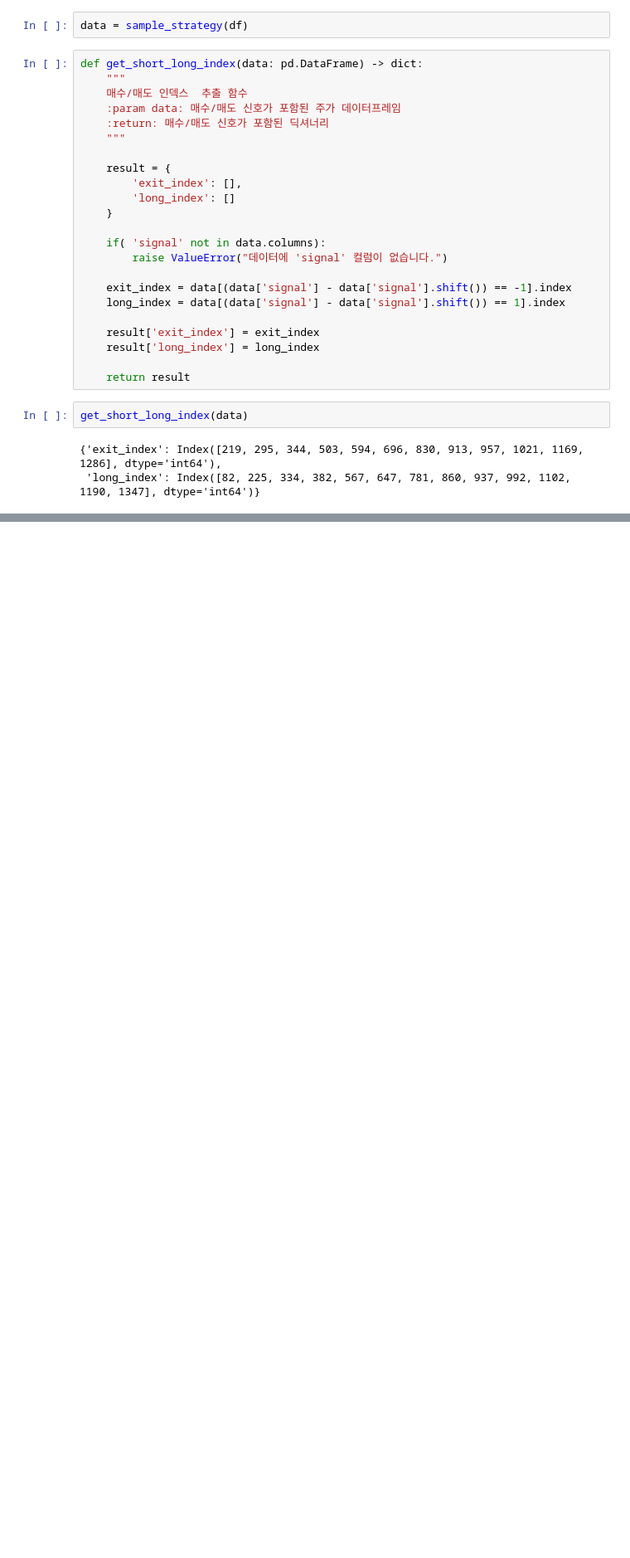
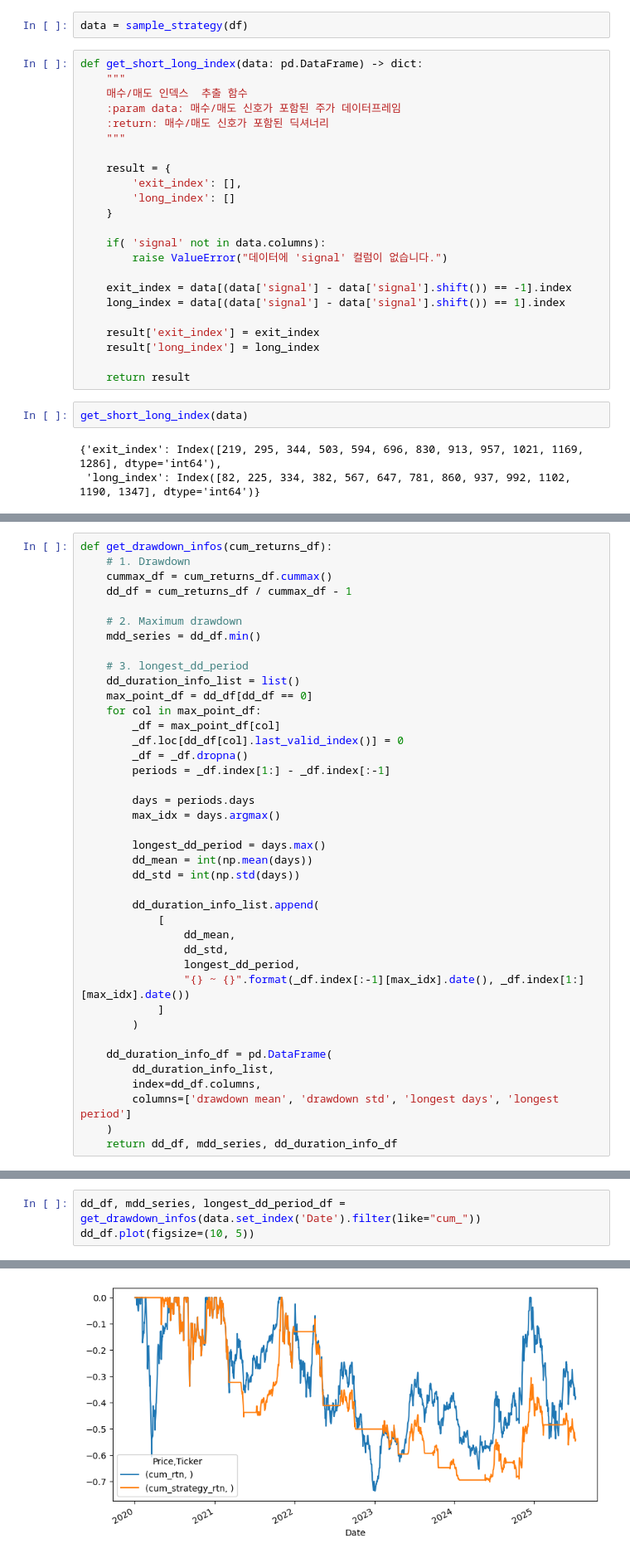
Before and after one commit to javiow/ugel, a Jupyter notebook: notebook/test.ipynb, the cells around one changed output, grey strips where cells are left out. Shown at 83% size. Cells and saved outputs as stored; diff of their text form; blank space fills up the shorter version.

```diff
--- a/notebook/test.ipynb
+++ b/notebook/test.ipynb
@@ -712,0 +1037,40 @@ get_short_long_index(data)
+# %%
+def get_drawdown_infos(cum_returns_df):
+    # 1. Drawdown
+    cummax_df = cum_returns_df.cummax()
+    dd_df = cum_returns_df / cummax_df - 1
+
+    # 2. Maximum drawdown
+    mdd_series = dd_df.min()
+
+    # 3. longest_dd_period
+    dd_duration_info_list = list()
+    max_point_df = dd_df[dd_df == 0]
+    for col in max_point_df:
+        _df = max_point_df[col]
+        _df.loc[dd_df[col].last_valid_index()] = 0
+        _df = _df.dropna()
+        periods = _df.index[1:] - _df.index[:-1]
+
+        days = periods.days
+        max_idx = days.argmax()
+
+        longest_dd_period = days.max()
+        dd_mean = int(np.mean(days))
+        dd_std = int(np.std(days))
+
+        dd_duration_info_list.append(
+            [
+                dd_mean,
+                dd_std,
+                longest_dd_period,
+                "{} ~ {}".format(_df.index[:-1][max_idx].date(), _df.index[1:][max_idx].date())
+            ]
+        )
+
+    dd_duration_info_df = pd.DataFrame(
+        dd_duration_info_list,
+        index=dd_df.columns,
+        columns=['drawdown mean', 'drawdown std', 'longest days', 'longest period']
+    )
+    return dd_df, mdd_series, dd_duration_info_df
@@ -712,0 +1087,4 @@ get_short_long_index(data)
+# %%
+dd_df, mdd_series, longest_dd_period_df = get_drawdown_infos(data.set_index('Date').filter(like="cum_"))
+dd_df.plot(figsize=(10, 5))
+# %% [output]
@@ -712,0 +1109 @@ get_short_long_index(data)
+[figure, added]
```
Also changed, not shown: parts of 45 cells of this notebook, 2 other files.
